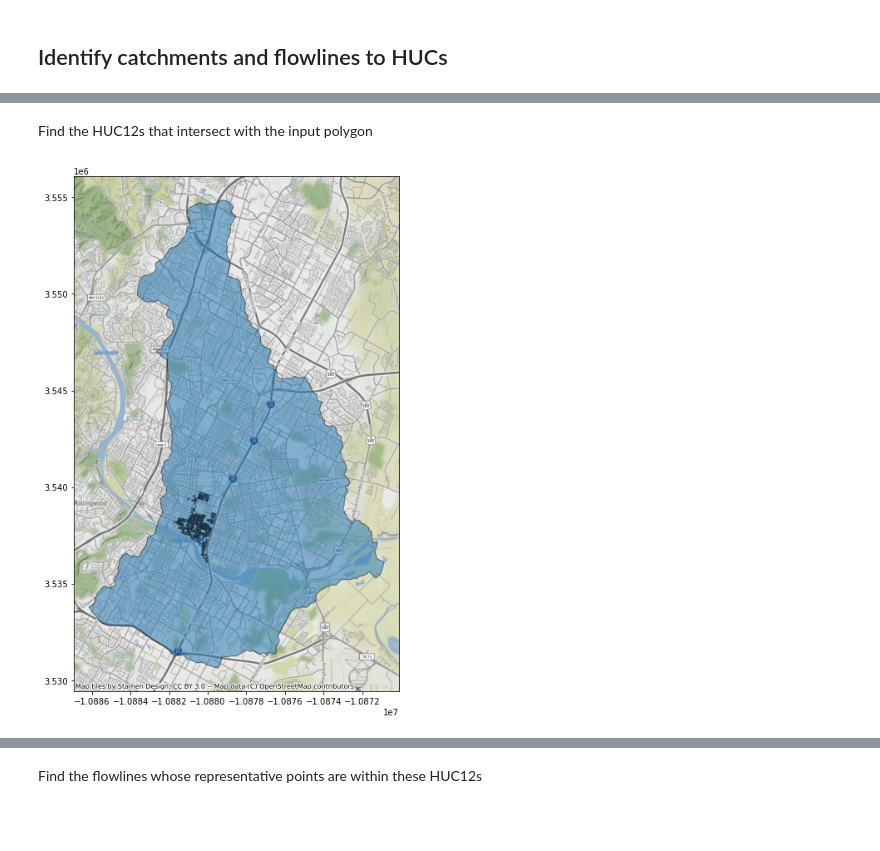
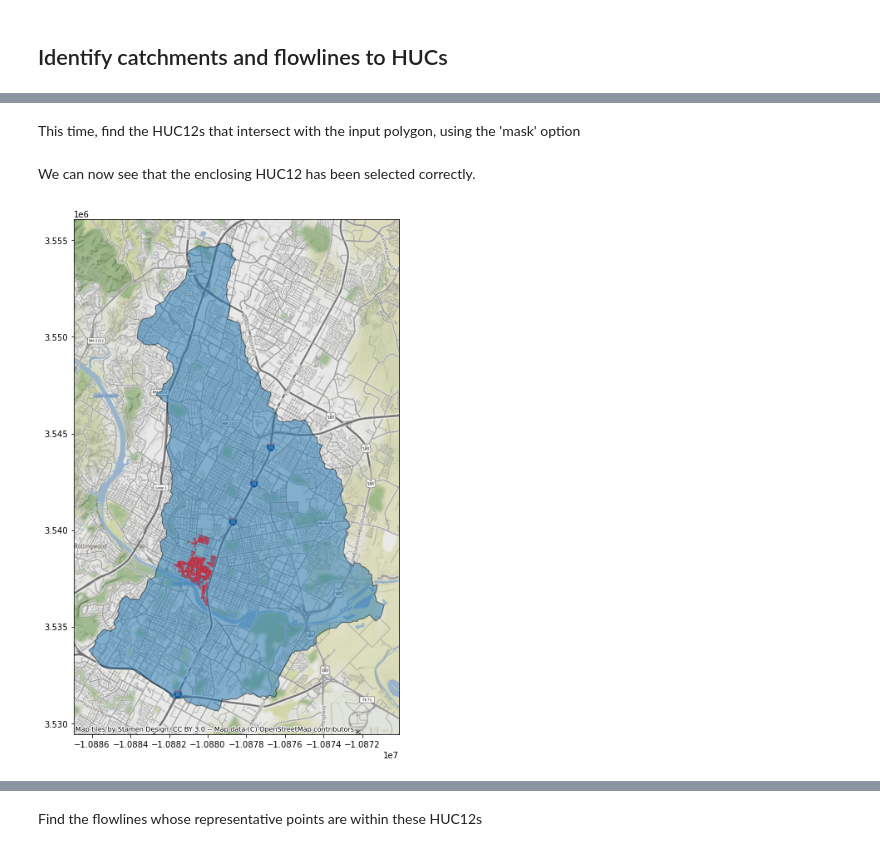
Before and after one commit to dhardestylewis/DEM2basin, a Jupyter notebook: GeoFlood-Preprocessing.ipynb, the cells around one changed output, grey strips where cells are left out. Saved outputs shown, nothing was run; the diff lists cells and outputs as text; code cells hidden in the pictures; blank space fills up the shorter version.

```diff
--- a/GeoFlood-Preprocessing.ipynb
+++ b/GeoFlood-Preprocessing.ipynb
@@ -109,3 +146,3 @@ if args.directory and not isinstance(args.directory, str):
 # %% [markdown]
-Find the HUC12s that intersect with the input polygon
+This time, find the HUC12s that intersect with the input polygon, using the 'mask' option
 # %%
@@ -118,21 +153,10 @@ if len(hu12)!=1:
     raise(UserWarning('We will not process more than one HUC in this tutorial'))
 hu = hu12['HUC12'][0]
 hu12 = hu12.iloc[[0]]
-# %%
-f, ax = plt.subplots(figsize=(7,hu12.shape[1]/hu12.shape[0]*7))
-hu12.to_crs(epsg=3857).plot(
-    ax=ax,
-    figsize=(7,hu12.shape[1]/hu12.shape[0]*7),
-    alpha=.5,
-    edgecolor='k'
-)
-shape.to_crs(epsg=3857).plot(
-    ax=ax,
-    figsize=(7,hu12.shape[1]/hu12.shape[0]*7),
-    alpha=.5,
-    edgecolor='k'
-)
-ctx.add_basemap(ax)
-plt.show()
-# %% [output]
-[figure, removed]
+# %% [markdown]
+We can now see that the enclosing HUC12 has been selected correctly.
+# %%
+gdfs = [hu12,shape]
+visualize(gdfs,edgecolors=['k','r'])
+# %% [output]
+[figure, added]
```
Also changed, not shown: parts of 42 cells of this notebook, 6 other files.
